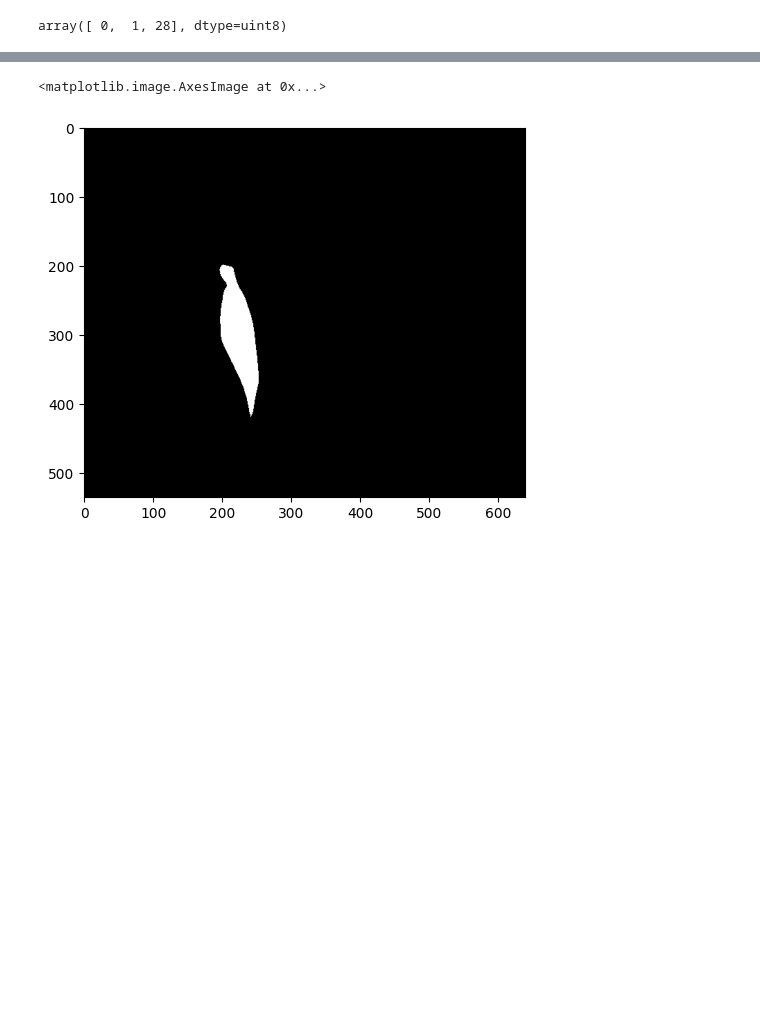
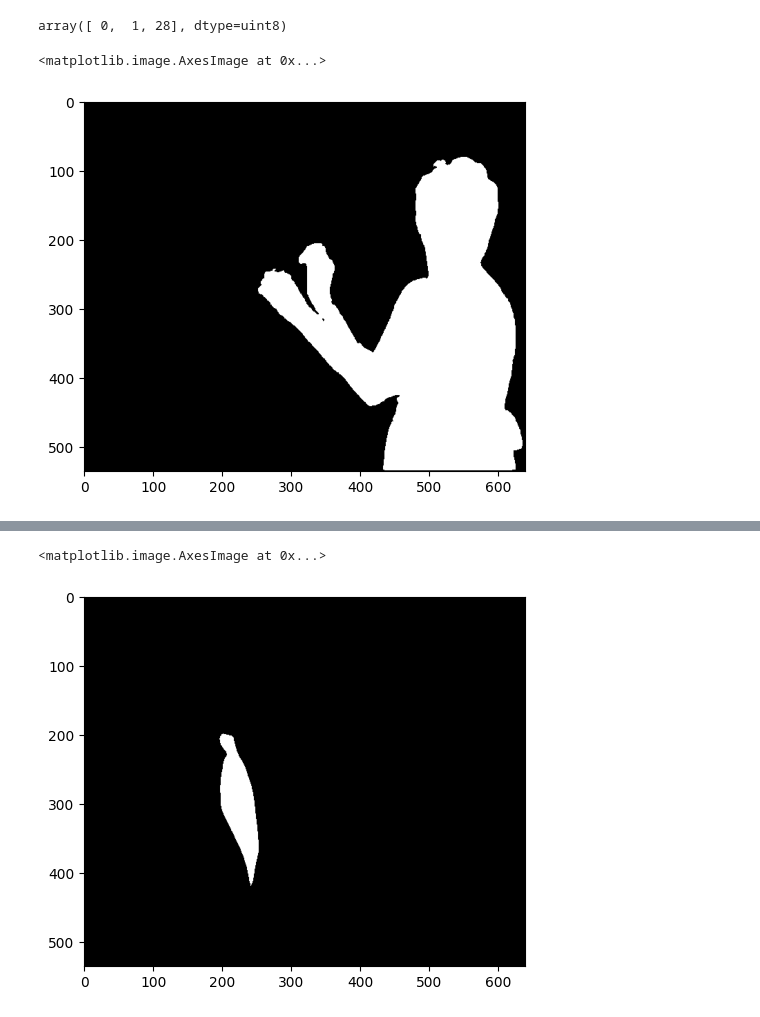
Before and after one commit to Jawher-Ben-Abdallah/SAMYOL, a Jupyter notebook: tutorial.ipynb, the cells around one changed output, grey strips where cells are left out. Cells and saved outputs as stored; diff of their text form; code cells hidden in the pictures; blank space fills up the shorter version.

```diff
--- a/tutorial.ipynb
+++ b/tutorial.ipynb
@@ -39,3 +47,8 @@ import numpy as np
 np.unique(image)
 # %% [output]
 array([ 0,  1, 28], dtype=uint8)
+# %%
+plt.imshow(image[..., 0], cmap="gray")
+# %% [output]
+<matplotlib.image.AxesImage at 0x...>
+[figure, added]
```
Also changed, not shown: parts of 6 cells of this notebook, 5 other files.
